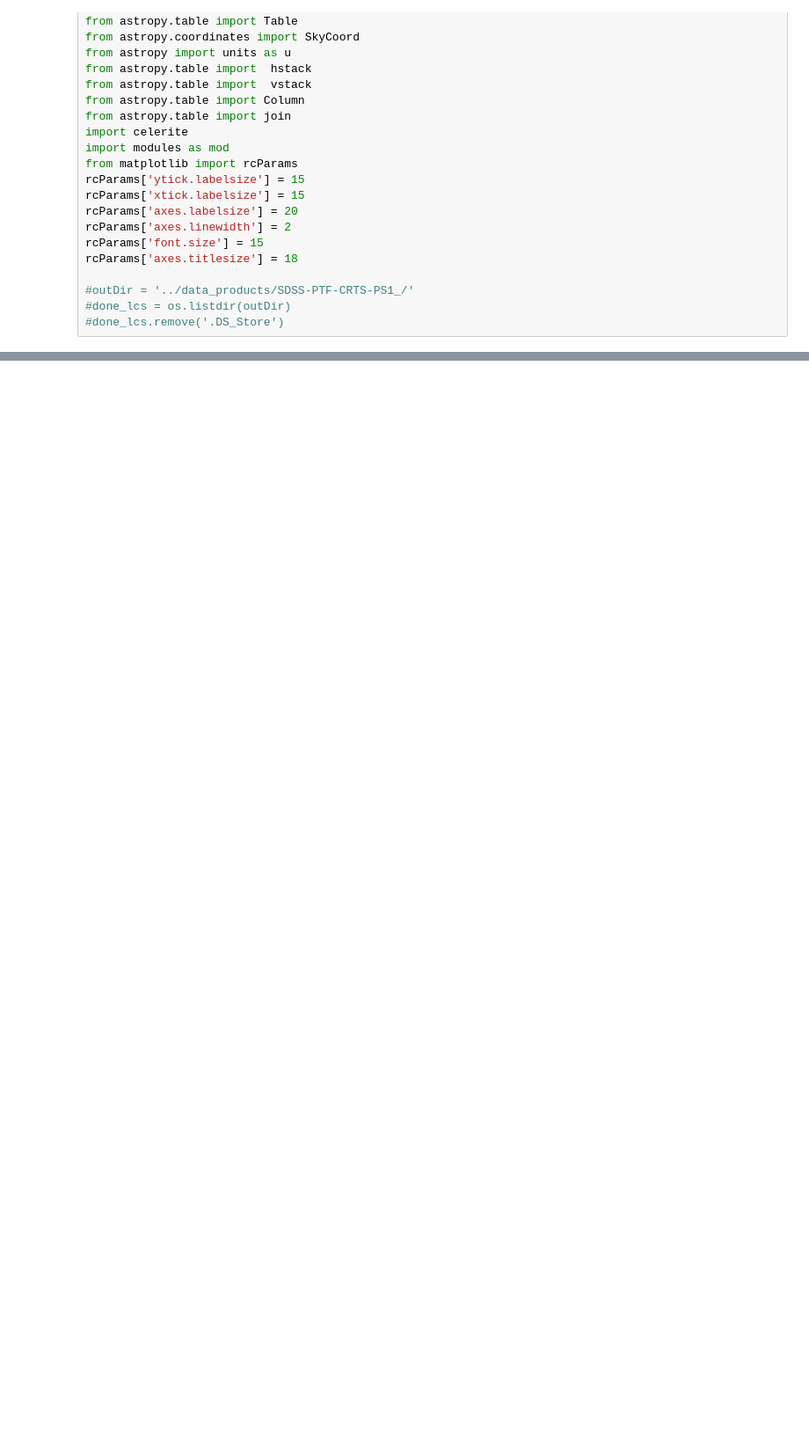
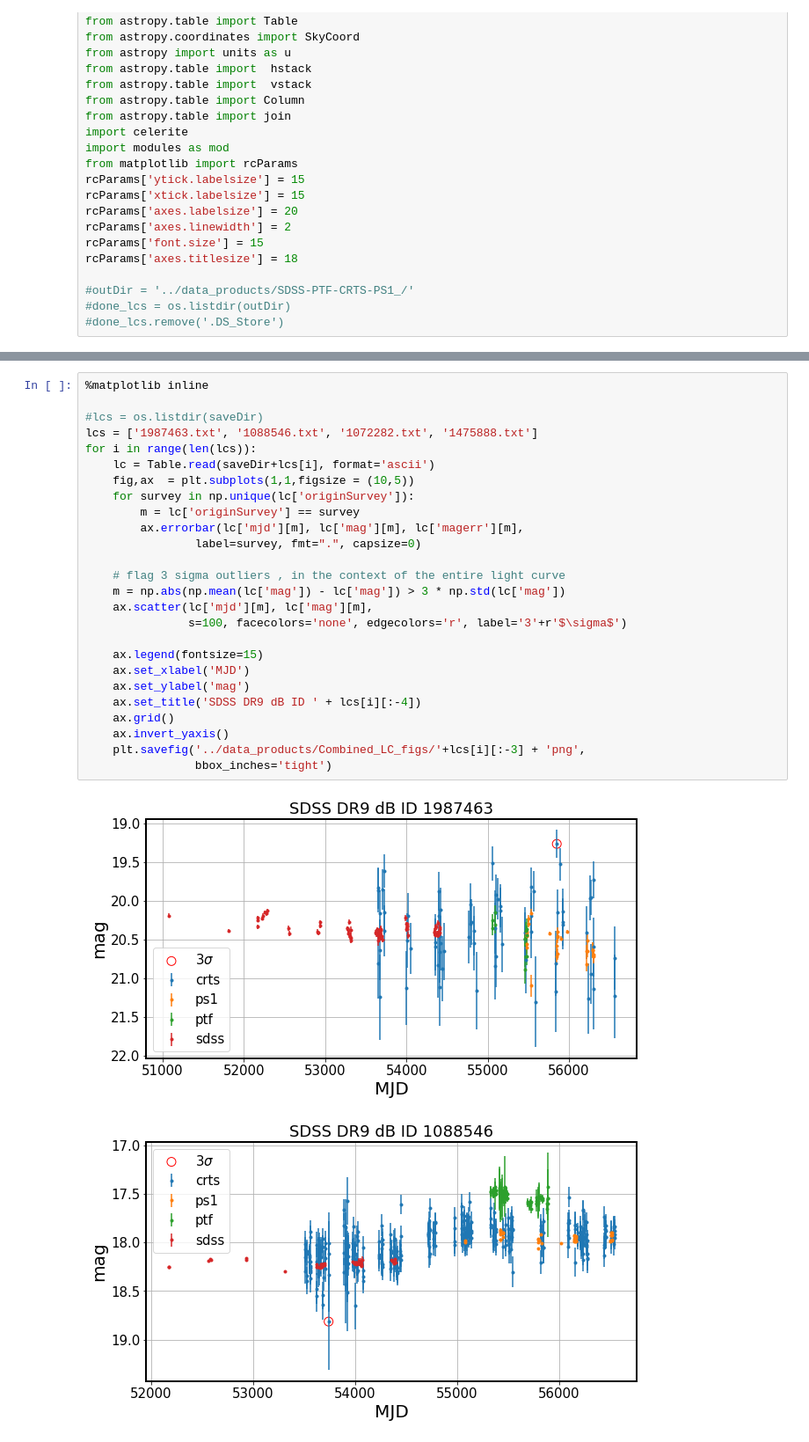
Before and after one commit to suberlak/PS1_SDSS_CRTS, a Jupyter notebook: code/AC_combined_LC.ipynb, the cells around one changed output, grey strips where cells are left out. Shown at 88% size. Saved outputs shown, nothing was run; the diff lists cells and outputs as text; blank space fills up the shorter version.

```diff
--- a/code/AC_combined_LC.ipynb
+++ b/code/AC_combined_LC.ipynb
@@ -42,0 +208,29 @@ NameError: name 'Offsets_CRTSV' is not defined
+# %%
+%matplotlib inline
+
+#lcs = os.listdir(saveDir)
+lcs = ['1987463.txt', '1088546.txt', '1072282.txt', '1475888.txt']
+for i in range(len(lcs)):
+    lc = Table.read(saveDir+lcs[i], format='ascii')
+    fig,ax  = plt.subplots(1,1,figsize = (10,5))
+    for survey in np.unique(lc['originSurvey']):
+        m = lc['originSurvey'] == survey
+        ax.errorbar(lc['mjd'][m], lc['mag'][m], lc['magerr'][m],
+                label=survey, fmt=".", capsize=0)
+
+    # flag 3 sigma outliers , in the context of the entire light curve
+    m = np.abs(np.mean(lc['mag']) - lc['mag']) > 3 * np.std(lc['mag'])
+    ax.scatter(lc['mjd'][m], lc['mag'][m],
+               s=100, facecolors='none', edgecolors='r', label='3'+r'$\sigma$')
+
+    ax.legend(fontsize=15)
+    ax.set_xlabel('MJD')
+    ax.set_ylabel('mag')
+    ax.set_title('SDSS DR9 dB ID ' + lcs[i][:-4])
+    ax.grid()
+    ax.invert_yaxis()
+    plt.savefig('../data_products/Combined_LC_figs/'+lcs[i][:-3] + 'png',
+                bbox_inches='tight')
+# %% [output]
+[figure, added]
+[figure, added]
```
Also changed, not shown: parts of 15 cells of this notebook, 4 other files.
